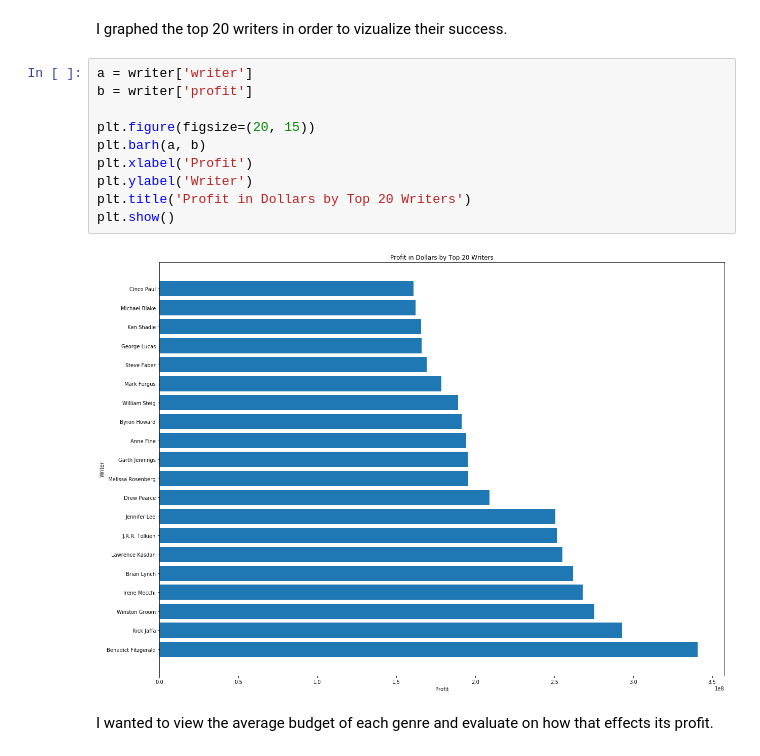
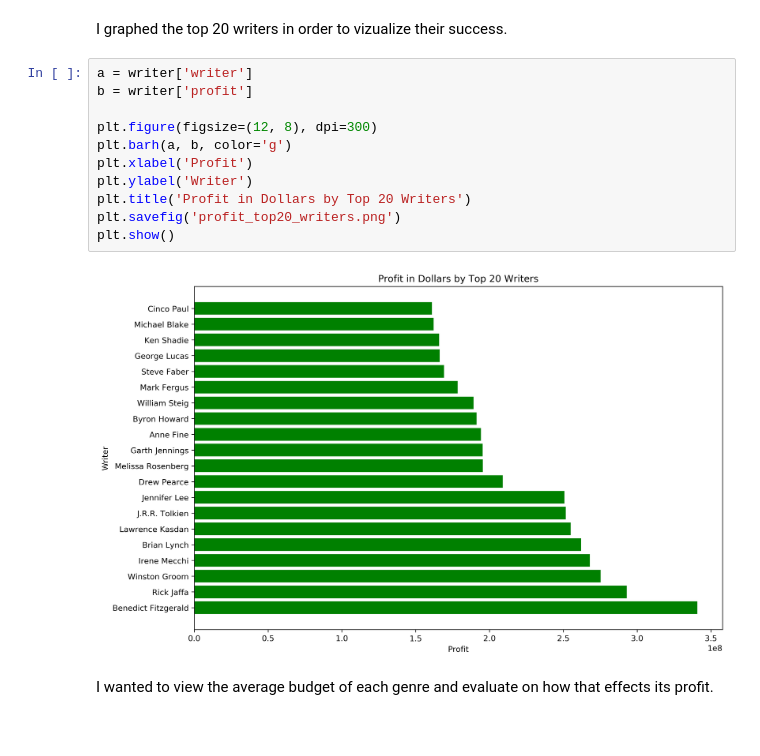
Before and after one commit to MikeTD12/dsc-mod-1-project-v2-1-online-ds-pt-120919, a Jupyter notebook: Movie Notebook.ipynb, the cells around one changed output. Drawn from its saved outputs; the diff is of its cells as text.

```diff
--- a/Movie Notebook.ipynb
+++ b/Movie Notebook.ipynb
@@ -215,15 +218,16 @@ I graphed the top 20 writers in order to vizualize their success.
 # %%
 a = writer['writer']
 b = writer['profit']
 
-plt.figure(figsize=(20, 15))
-plt.barh(a, b)
+plt.figure(figsize=(12, 8), dpi=300)
+plt.barh(a, b, color='g')
 plt.xlabel('Profit')
 plt.ylabel('Writer')
 plt.title('Profit in Dollars by Top 20 Writers')
+plt.savefig('profit_top20_writers.png')
 plt.show()
 # %% [output]
-[figure, old version]
+[figure, new version]
 # %% [markdown]
 I wanted to view the average budget of each genre and evaluate on how that effects its profit.
 # %%
```
Also changed, not shown: parts of 5 cells of this notebook, 5 other files.
